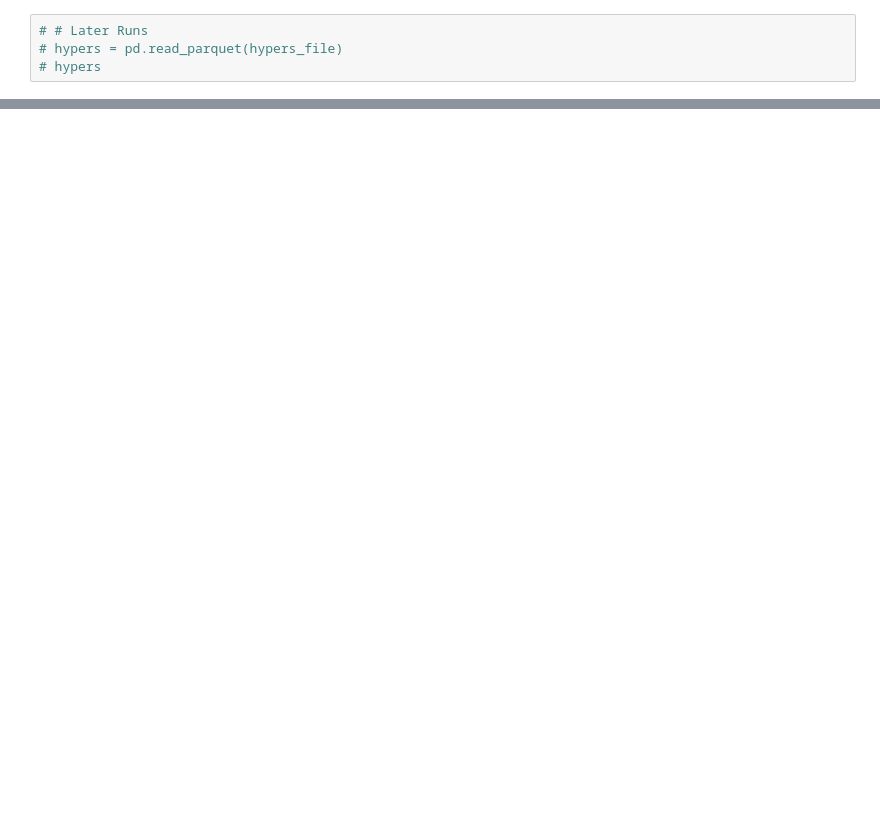
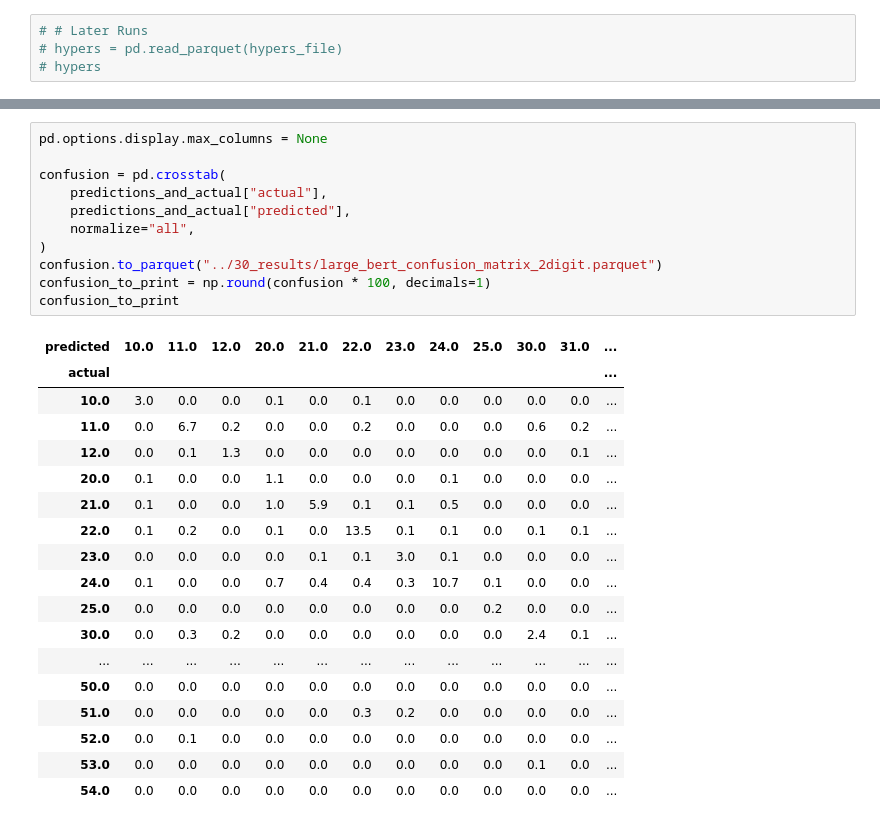
Before and after one commit to nickeubank/leaa_subj, a Jupyter notebook: 10_code/10_bert_training_notebook_2digit_weighted.ipynb, the cells around one changed output, grey strips where cells are left out. Cells and saved outputs as stored; diff of their text form; blank space fills up the shorter version.

```diff
--- a/10_code/10_bert_training_notebook_2digit_weighted.ipynb
+++ b/10_code/10_bert_training_notebook_2digit_weighted.ipynb
@@ -333,3 +395,33 @@ pd.crosstab(predictions_and_actual["actual"], predictions_and_actual["predicted"
+# %%
+pd.options.display.max_columns = None
+
+confusion = pd.crosstab(
+    predictions_and_actual["actual"],
+    predictions_and_actual["predicted"],
+    normalize="all",
+)
+confusion.to_parquet("../30_results/large_bert_confusion_matrix_2digit.parquet")
+confusion_to_print = np.round(confusion * 100, decimals=1)
+confusion_to_print
+# %% [output]
+| predicted | 10.0 | 11.0 | 12.0 | 20.0 | 21.0 | 22.0 | 23.0 | 24.0 | 25.0 | 30.0 | 31.0 | ... |
+| actual |  |  |  |  |  |  |  |  |  |  |  | ... |
+| 10.0 | 3.0 | 0.0 | 0.0 | 0.1 | 0.0 | 0.1 | 0.0 | 0.0 | 0.0 | 0.0 | 0.0 | ... |
+| 11.0 | 0.0 | 6.7 | 0.2 | 0.0 | 0.0 | 0.2 | 0.0 | 0.0 | 0.0 | 0.6 | 0.2 | ... |
+| 12.0 | 0.0 | 0.1 | 1.3 | 0.0 | 0.0 | 0.0 | 0.0 | 0.0 | 0.0 | 0.0 | 0.1 | ... |
+| 20.0 | 0.1 | 0.0 | 0.0 | 1.1 | 0.0 | 0.0 | 0.0 | 0.1 | 0.0 | 0.0 | 0.0 | ... |
+| 21.0 | 0.1 | 0.0 | 0.0 | 1.0 | 5.9 | 0.1 | 0.1 | 0.5 | 0.0 | 0.0 | 0.0 | ... |
+| 22.0 | 0.1 | 0.2 | 0.0 | 0.1 | 0.0 | 13.5 | 0.1 | 0.1 | 0.0 | 0.1 | 0.1 | ... |
+| 23.0 | 0.0 | 0.0 | 0.0 | 0.0 | 0.1 | 0.1 | 3.0 | 0.1 | 0.0 | 0.0 | 0.0 | ... |
+| 24.0 | 0.1 | 0.0 | 0.0 | 0.7 | 0.4 | 0.4 | 0.3 | 10.7 | 0.1 | 0.0 | 0.0 | ... |
+| 25.0 | 0.0 | 0.0 | 0.0 | 0.0 | 0.0 | 0.0 | 0.0 | 0.0 | 0.2 | 0.0 | 0.0 | ... |
+| 30.0 | 0.0 | 0.3 | 0.2 | 0.0 | 0.0 | 0.0 | 0.0 | 0.0 | 0.0 | 2.4 | 0.1 | ... |
+| ... | ... | ... | ... | ... | ... | ... | ... | ... | ... | ... | ... | ... |
+| 50.0 | 0.0 | 0.0 | 0.0 | 0.0 | 0.0 | 0.0 | 0.0 | 0.0 | 0.0 | 0.0 | 0.0 | ... |
+| 51.0 | 0.0 | 0.0 | 0.0 | 0.0 | 0.0 | 0.3 | 0.2 | 0.0 | 0.0 | 0.0 | 0.0 | ... |
+| 52.0 | 0.0 | 0.1 | 0.0 | 0.0 | 0.0 | 0.0 | 0.0 | 0.0 | 0.0 | 0.0 | 0.0 | ... |
+| 53.0 | 0.0 | 0.0 | 0.0 | 0.0 | 0.0 | 0.0 | 0.0 | 0.0 | 0.0 | 0.1 | 0.0 | ... |
+| 54.0 | 0.0 | 0.0 | 0.0 | 0.0 | 0.0 | 0.0 | 0.0 | 0.0 | 0.0 | 0.0 | 0.0 | ... |
 # %%
 confusion = pd.crosstab(
     predictions_and_actual["actual"],
```
Also changed, not shown: parts of 11 cells of this notebook, 18 other files.
